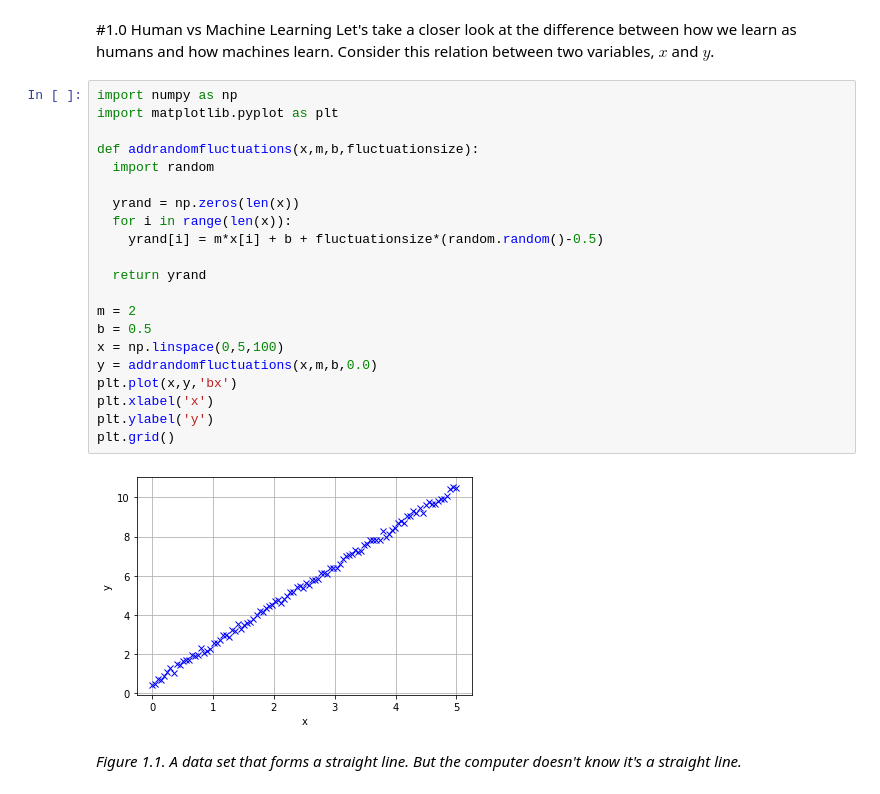
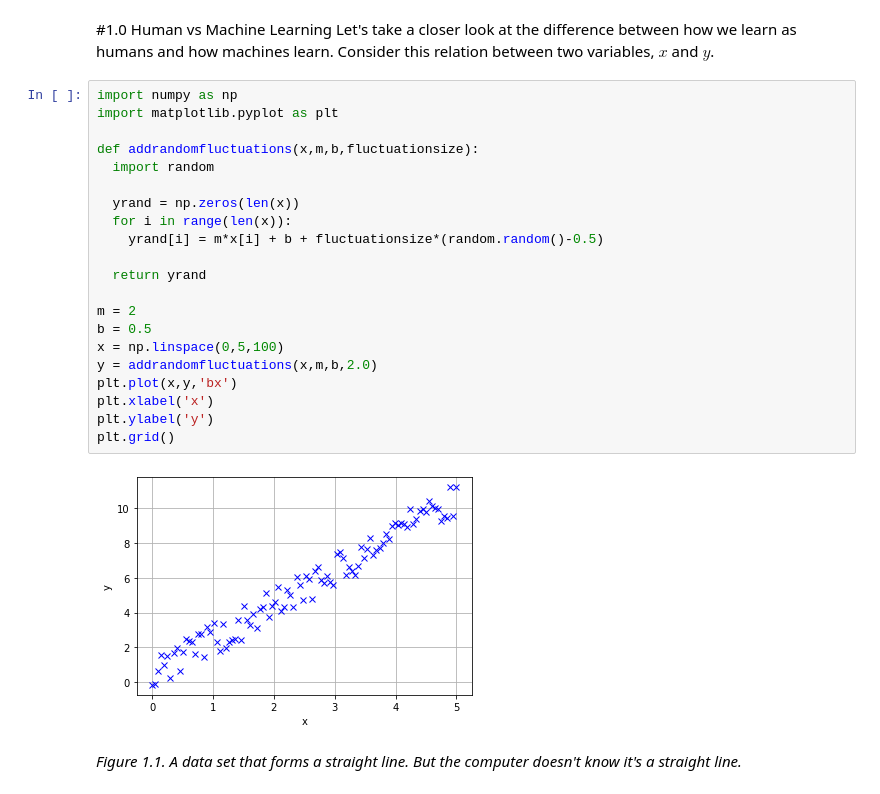
Before and after one commit to iaagulo/Machine-Learning-Basics, a Jupyter notebook: Machine_Learning_1_0.ipynb, the cells around one changed output. Cells and saved outputs as stored; diff of their text form.

```diff
--- a/Machine_Learning_1_0.ipynb
+++ b/Machine_Learning_1_0.ipynb
@@ -7,26 +7,26 @@ Consider this relation between two variables, $x$ and $y$.
 # %%
 import numpy as np
 import matplotlib.pyplot as plt
 
 def addrandomfluctuations(x,m,b,fluctuationsize):
   import random
 
   yrand = np.zeros(len(x))
   for i in range(len(x)):
     yrand[i] = m*x[i] + b + fluctuationsize*(random.random()-0.5)
 
   return yrand
 
 m = 2
 b = 0.5
 x = np.linspace(0,5,100)
-y = addrandomfluctuations(x,m,b,0.0)
+y = addrandomfluctuations(x,m,b,2.0)
 plt.plot(x,y,'bx')
 plt.xlabel('x')
 plt.ylabel('y')
 plt.grid()
 # %% [output]
-[figure, old version]
+[figure, new version]
 # %% [markdown]
 *Figure 1.1. A data set that forms a straight line. But the computer doesn't know it's a straight line.*
 # %% [markdown]
```
Also changed, not shown: parts of 1 cell of this notebook.
